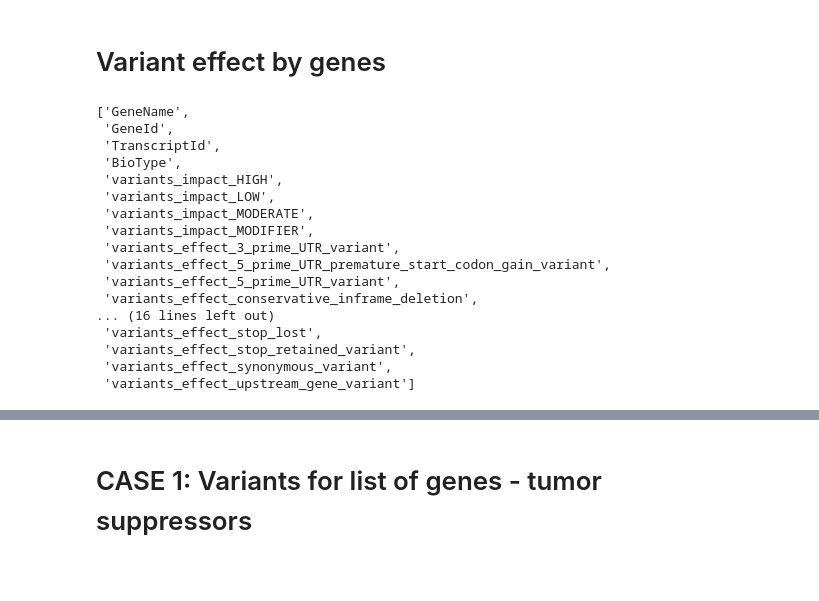
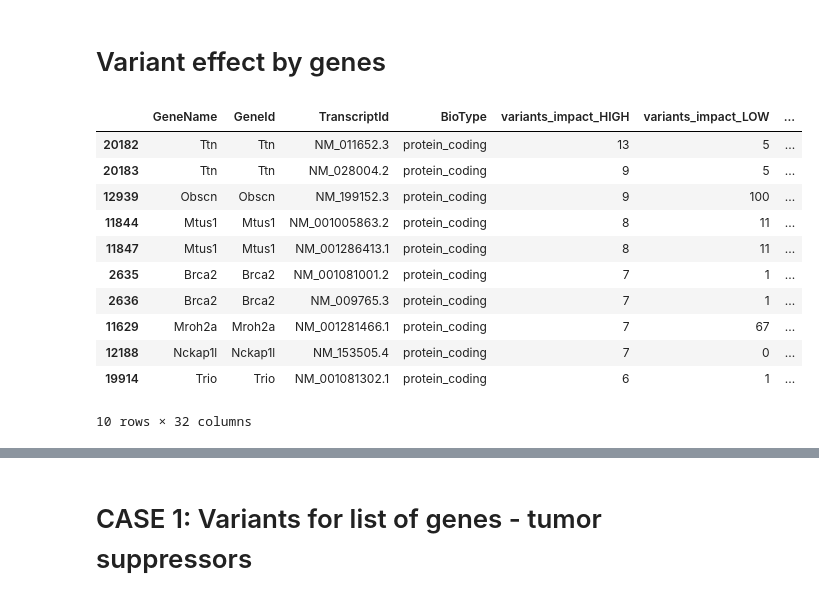
Before and after one commit to Benja1972/bioinformatics, a Jupyter notebook: WES-Scikit-allel.ipynb, the cells around one changed output, grey strips where cells are left out. Saved outputs shown, nothing was run; the diff lists cells and outputs as text; code cells hidden in the pictures; blank space fills up the shorter version.

```diff
--- a/WES-Scikit-allel.ipynb
+++ b/WES-Scikit-allel.ipynb
@@ -363,7 +316,11 @@ num variants =  110895
 # %%
 import pybedtools as pb
 
-tlx = pb.BedTool(join(DATADIR,'tracks/WGS-WES/Exomes/WES_TLX3.vcf.gz'))
-tap = pb.BedTool(join(DATADIR,'tracks/WGS-WES/Exomes/WES_TAP.vcf.gz'))
-tum7 = pb.BedTool(join(DATADIR,'tracks/WGS-WES/Exomes/WES_Tumor7.vcf.gz'))
-tum8 = pb.BedTool(join(DATADIR,'tracks/WGS-WES/Exomes/WES_Tumor8.vcf.gz'))
+WES = 'tracks/WGS-WES/Exomes'
+WGS = 'tracks/WGS-WES/Germline'
+
+# Exome vcf
+tlx_ex = pb.BedTool(join(DATADIR,WES,'WES_TLX3.vcf.gz'))
+tap_ex = pb.BedTool(join(DATADIR,WES,'WES_TAP.vcf.gz'))
+tum7_ex = pb.BedTool(join(DATADIR,WES,'WES_Tumor7.vcf.gz'))
+tum8_ex = pb.BedTool(join(DATADIR,WES,'WES_Tumor8.vcf.gz'))
@@ -397,27 +379,23 @@ isec_all.saveas(join(DATADIR,'tracks/WGS-WES/Exomes/Vars_isec_all.vcf'))
 # %% [markdown]
 # Variant effect by genes
 # %%
-gen_var =  pd.read_table(join(DATADIR,'tracks/WGS-WES/Exomes/snpeff/all.genes.txt'), skiprows=1)
+gen_var =  pd.read_table(join(DATADIR,WES,'snpeff/all.genes.txt'), skiprows=1)
 gen_var.rename(columns={'#GeneName':'GeneName'}, inplace=True)
 # %%
-list(gen_var.columns)
+#list(gen_var.columns)
-# %% [output]
-['GeneName',
- 'GeneId',
- 'TranscriptId',
- 'BioType',
- 'variants_impact_HIGH',
- 'variants_impact_LOW',
- 'variants_impact_MODERATE',
- 'variants_impact_MODIFIER',
- 'variants_effect_3_prime_UTR_variant',
- 'variants_effect_5_prime_UTR_premature_start_codon_gain_variant',
- 'variants_effect_5_prime_UTR_variant',
- 'variants_effect_conservative_inframe_deletion',
-... (16 lines left out)
- 'variants_effect_stop_lost',
- 'variants_effect_stop_retained_variant',
- 'variants_effect_synonymous_variant',
- 'variants_effect_upstream_gene_variant']
 # %%
 gen_var_impact = gen_var.sort_values('variants_impact_HIGH', axis=0, ascending=False)
+gen_var_impact.head(10)
+# %% [output]
+|  | GeneName | GeneId | TranscriptId | BioType | variants_impact_HIGH | variants_impact_LOW | ... |
+| 20182 | Ttn | Ttn | NM_011652.3 | protein_coding | 13 | 5 | ... |
+| 20183 | Ttn | Ttn | NM_028004.2 | protein_coding | 9 | 5 | ... |
+| 12939 | Obscn | Obscn | NM_199152.3 | protein_coding | 9 | 100 | ... |
+| 11844 | Mtus1 | Mtus1 | NM_001005863.2 | protein_coding | 8 | 11 | ... |
+| 11847 | Mtus1 | Mtus1 | NM_001286413.1 | protein_coding | 8 | 11 | ... |
+| 2635 | Brca2 | Brca2 | NM_001081001.2 | protein_coding | 7 | 1 | ... |
+| 2636 | Brca2 | Brca2 | NM_009765.3 | protein_coding | 7 | 1 | ... |
+| 11629 | Mroh2a | Mroh2a | NM_001281466.1 | protein_coding | 7 | 67 | ... |
+| 12188 | Nckap1l | Nckap1l | NM_153505.4 | protein_coding | 7 | 0 | ... |
+| 19914 | Trio | Trio | NM_001081302.1 | protein_coding | 6 | 1 | ... |
+10 rows × 32 columns
```
Also changed, not shown: parts of 26 cells of this notebook, 2 other files.
